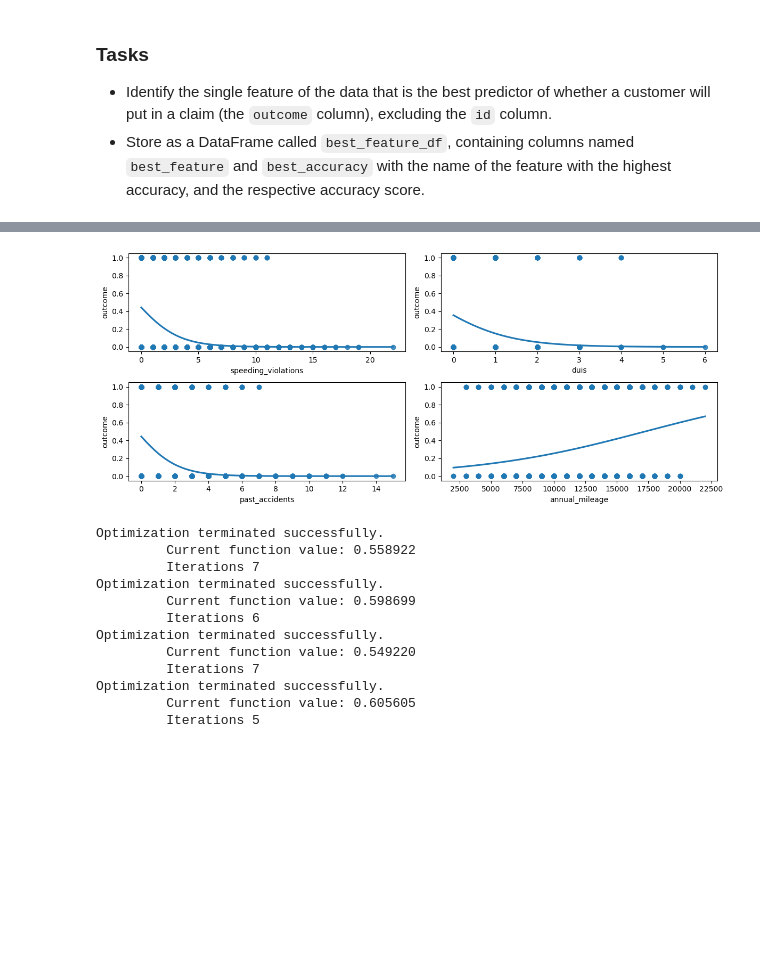
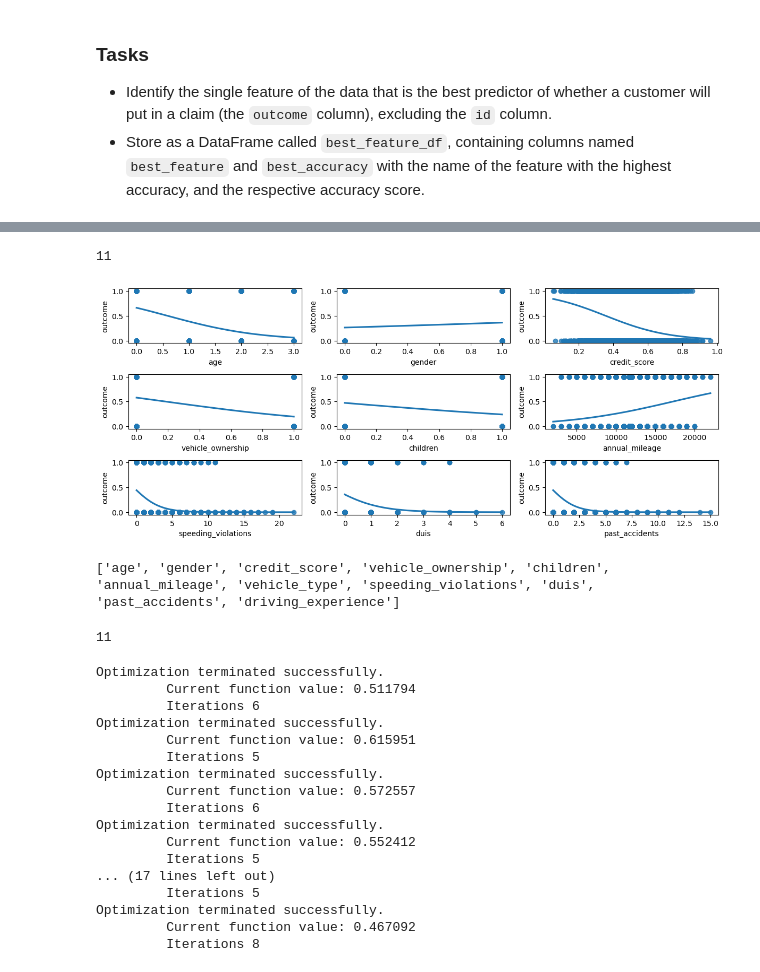
Before and after one commit to drksz/Learning-ML, a Jupyter notebook: Case Studies/Car-Insurance-Case-Study.ipynb, the cells around one changed output, grey strips where cells are left out. Cells and saved outputs as stored; diff of their text form; code cells hidden in the pictures; blank space fills up the shorter version.

```diff
--- a/Case Studies/Car-Insurance-Case-Study.ipynb
+++ b/Case Studies/Car-Insurance-Case-Study.ipynb
@@ -33,5 +43,8 @@ print(car_insurance['annual_mileage'].isna().sum())
 # %%
-# Imputation for 'annual_mileage' column using median
+# Imputation for 'annual_mileage' and 'credit_score' using median values
 car_insurance['annual_mileage'] = car_insurance['annual_mileage'].fillna(
     car_insurance['annual_mileage'].median()
 )
+car_insurance['credit_score'] = car_insurance['credit_score'].fillna(
+    car_insurance['credit_score'].median()
+)
@@ -37,0 +73,18 @@ car_insurance['annual_mileage'] = car_insurance['annual_mileage'].fillna(
+# %%
+predictors_list = [
+    'age',
+    'gender',
+    'credit_score',
+    'vehicle_ownership',
+    'children',
+    'annual_mileage',
+    'vehicle_type',
+    'speeding_violations',
+    'duis',
+    'past_accidents',
+    'driving_experience'
+]
+
+len(predictors_list)
+# %% [output]
+11
@@ -38,54 +94,75 @@ car_insurance['annual_mileage'] = car_insurance['annual_mileage'].fillna(
 # %%
-fig, ax = plt.subplots(2, 2, figsize=(12, 5))
+fig, ax = plt.subplots(3, 3, figsize=(12, 5))
 ax = ax.flatten()   # Flattening allows 1D indexing for n-dimensional ax array
 
+plt_predict = predictors_list.copy()
+plt_predict.remove('vehicle_type')
+plt_predict.remove('driving_experience')
 
-predictors_list = [
-    'speeding_violations',
-    'duis',
-    'past_accidents',
-    'annual_mileage'
-]
-
-for i, pred in enumerate(predictors_list):
+for i, pred in enumerate(plt_predict):
     sns.regplot(
         x=pred,
         y='outcome',
         data=car_insurance,
         logistic=True,
         ci=None,
         ax=ax[i]
     )
 
 plt.tight_layout()
 plt.show()
 # %% [output]
-[figure, old version]
+[figure, new version]
+# %%
+print(predictors_list)
+len(predictors_list)
+# %% [output]
+['age', 'gender', 'credit_score', 'vehicle_ownership', 'children', 'annual_mileage', 'vehicle_type', 'speeding_violations', 'duis', 'past_accidents', 'driving_experience']
+11
 # %%
+age_mdl = logit('outcome ~ age', data=car_insurance).fit()
+gender_mdl = logit('outcome ~ gender', data=car_insurance).fit()
+credit_mdl = logit('outcome ~ credit_score', data=car_insurance).fit()
+owner_mdl = logit('outcome ~ vehicle_ownership', data=car_insurance).fit()
+n_child_mdl = logit('outcome ~ children', data=car_insurance).fit()
+vtype_mdl = logit('outcome ~ vehicle_type', data=car_insurance).fit()
 spd_mdl = logit('outcome ~ speeding_violations', data=car_insurance).fit()
 dui_mdl = logit('outcome ~ duis', data=car_insurance).fit()
 accident_mdl = logit('outcome ~ past_accidents', data=car_insurance).fit()
 mileage_mdl = logit('outcome ~ annual_mileage', data=car_insurance).fit()
+experience_mdl = logit('outcome ~ driving_experience', data=car_insurance).fit()
 
 mdl_list = [
     spd_mdl,
     dui_mdl,
     accident_mdl,
-    mileage_mdl
+    mileage_mdl,
+    age_mdl,
+    gender_mdl,
+    credit_mdl,
+    owner_mdl,
+    n_child_mdl,
+    vtype_mdl,
+    experience_mdl
 ]
 # %% [output]
 Optimization terminated successfully.
-         Current function value: 0.558922
-         Iterations 7
-Optimization terminated successfully.
-         Current function value: 0.598699
+         Current function value: 0.511794
          Iterations 6
 Optimization terminated successfully.
-         Current function value: 0.549220
-         Iterations 7
+         Current function value: 0.615951
+         Iterations 5
 Optimization terminated successfully.
-         Current function value: 0.605605
+         Current function value: 0.572557
+         Iterations 6
+Optimization terminated successfully.
+         Current function value: 0.552412
          Iterations 5
+... (17 lines left out)
+         Iterations 5
+Optimization terminated successfully.
+         Current function value: 0.467092
+         Iterations 8
 # %%
 actual_outcome = car_insurance['outcome']
 
```
Also changed, not shown: parts of 14 cells of this notebook.
